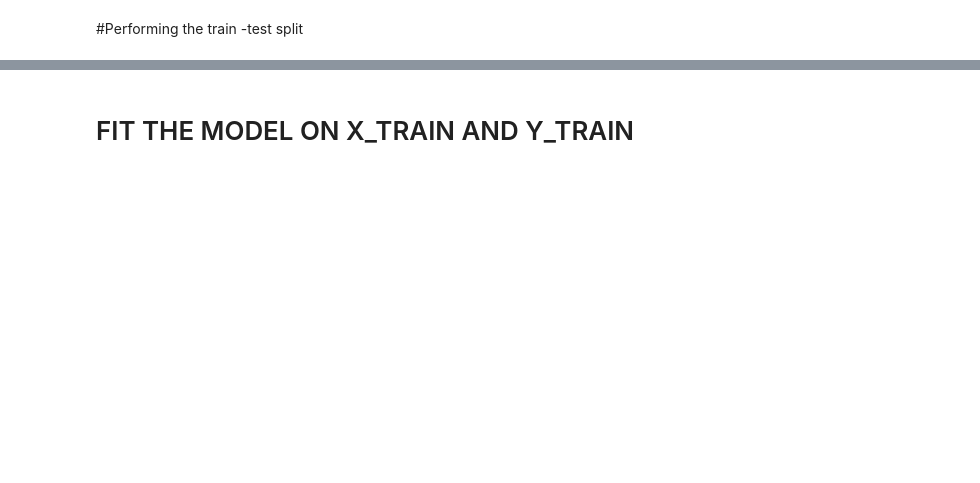
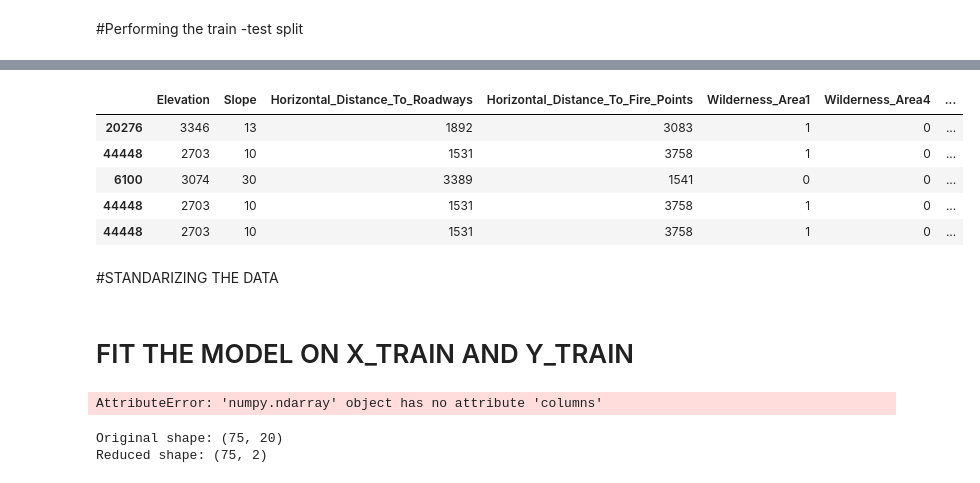
Before and after one commit to gredy/2021Z-DataVisualizationTechniques, a Jupyter notebook: PROJECT_3_FOREST_.ipynb, the cells around one changed output, grey strips where cells are left out. Drawn from its saved outputs; the diff is of its cells as text; code cells hidden in the pictures; blank space fills up the shorter version.

```diff
--- a/PROJECT_3_FOREST_.ipynb
+++ b/PROJECT_3_FOREST_.ipynb
@@ -195,3 +368,18 @@ X_train.head()
+# %%
+dfh=(X_train.head())
+dfy=(y_train.head())
+# %%
+sample_df = dfh.sample(n=1000, random_state=42,replace=True)
+sample_df.head()
+# %% [output]
+|  | Elevation | Slope | Horizontal_Distance_To_Roadways | Horizontal_Distance_To_Fire_Points | Wilderness_Area1 | Wilderness_Area4 | ... |
+| 20276 | 3346 | 13 | 1892 | 3083 | 1 | 0 | ... |
+| 44448 | 2703 | 10 | 1531 | 3758 | 1 | 0 | ... |
+| 6100 | 3074 | 30 | 3389 | 1541 | 0 | 0 | ... |
+| 44448 | 2703 | 10 | 1531 | 3758 | 1 | 0 | ... |
+| 44448 | 2703 | 10 | 1531 | 3758 | 1 | 0 | ... |
+# %% [markdown]
+#STANDARIZING THE DATA
 # %% [markdown]
 # FIT THE MODEL ON X_TRAIN AND Y_TRAIN
 # %%
@@ -201,0 +395,25 @@ scaler_train= preprocessing.StandardScaler().fit(X_train)
+# %%
+from sklearn import preprocessing
+import numpy as np
+import pandas as pd
+scaler_train= preprocessing.StandardScaler().fit(X_train)
+# Apply the scaler to your training data
+X_train_scaled = scaler_train.transform(X_train)
+
+# If you want to view the first few rows of the scaled data, convert it back to a DataFrame:
+df=pd.DataFrame(X_train_scaled, columns=X_train.columns).head()
+# %% [output]
+AttributeError: 'numpy.ndarray' object has no attribute 'columns'
+# %%
+from sklearn.decomposition import PCA
+# keep the first two principal components of the data
+pca = PCA(n_components=2)
+# Fit PCA model to breast cancer data
+pca.fit(X_train_scaled)
+# transform data onto the first two principal components
+X_pca = pca.transform(X_train_scaled)
+print("Original shape: {}".format(str(X_train_scaled.shape)))
+print("Reduced shape: {}".format(str(X_pca.shape)))
+# %% [output]
+Original shape: (75, 20)
+Reduced shape: (75, 2)
```
Also changed, not shown: parts of 30 cells of this notebook.
